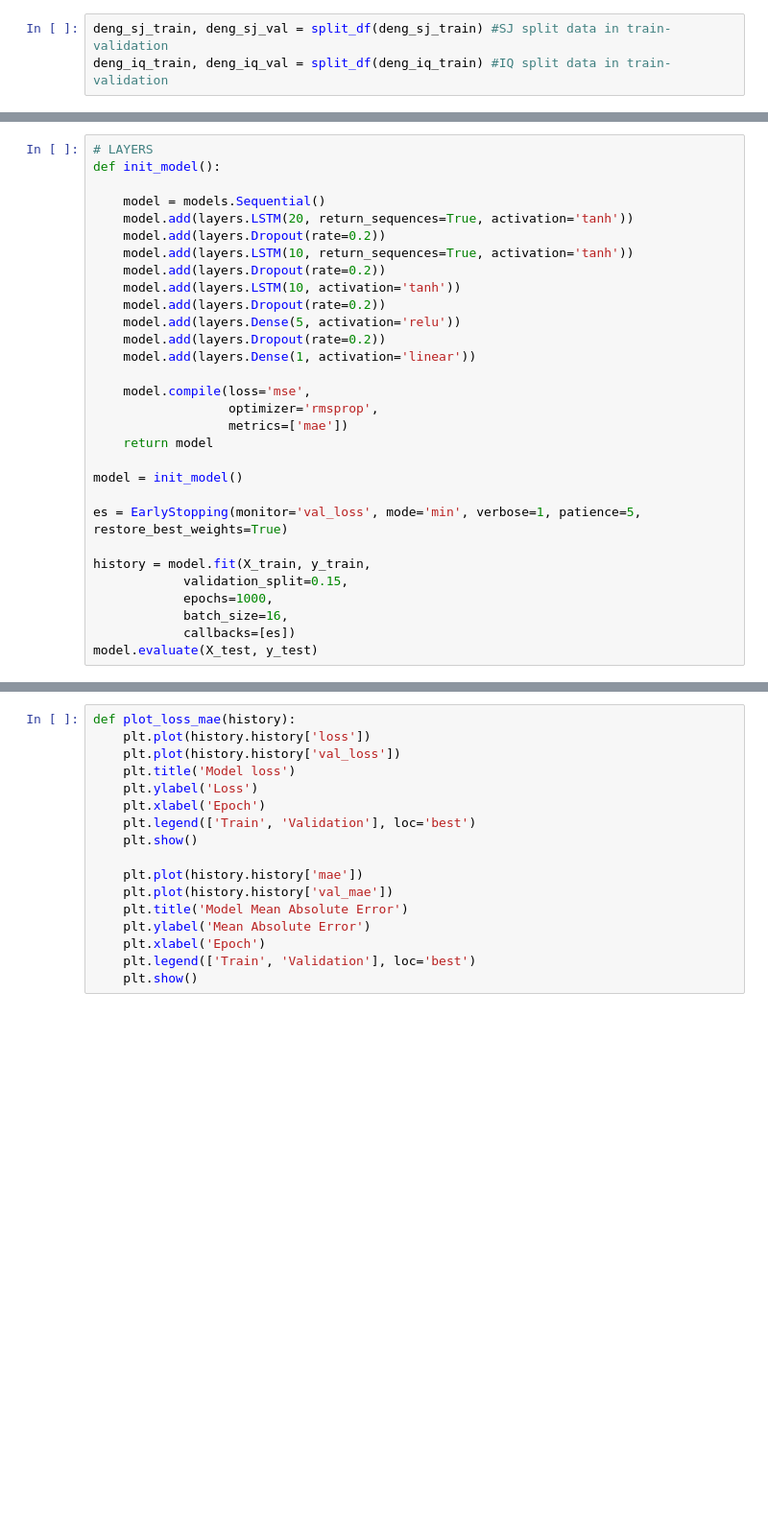
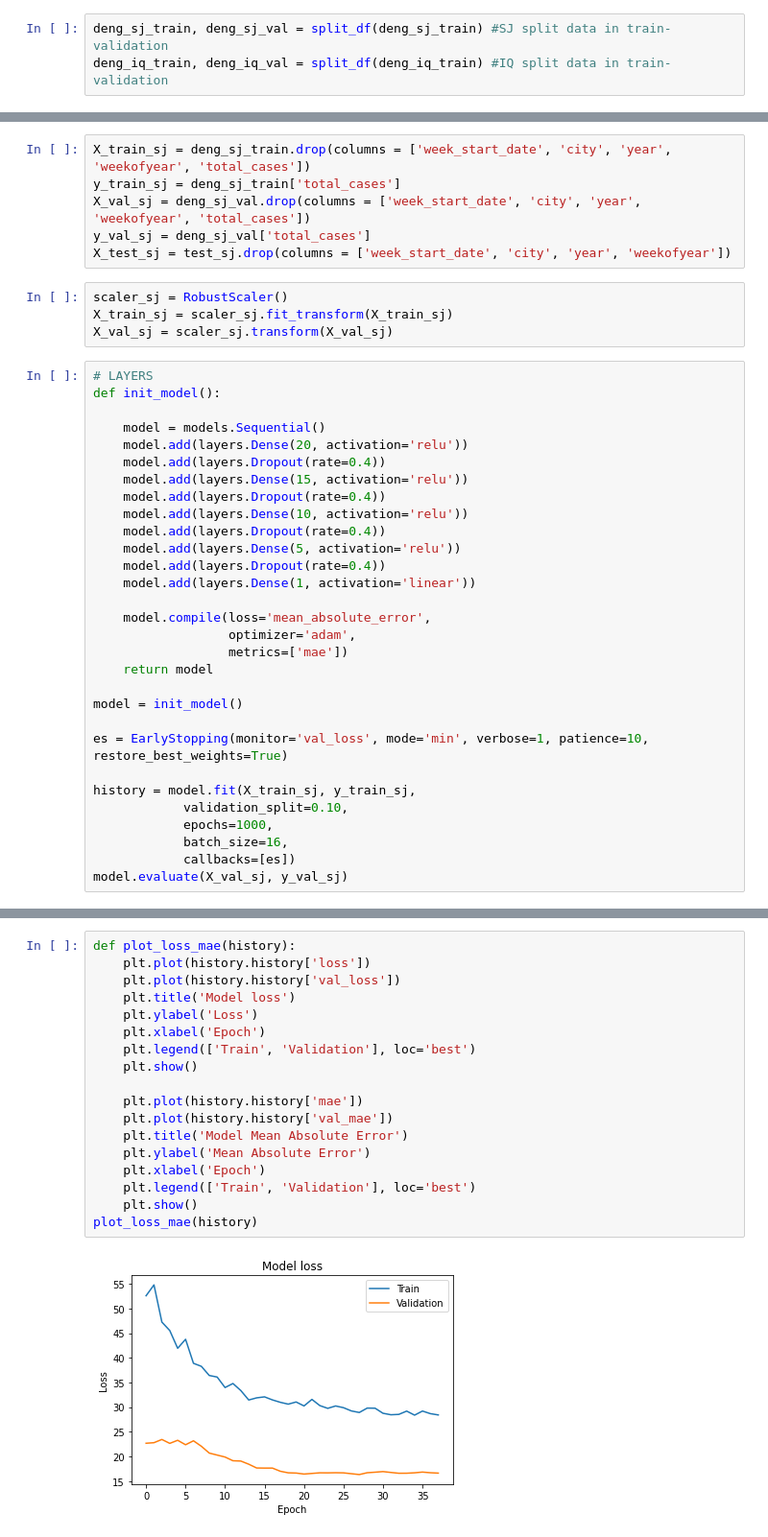
Before and after one commit to GGC17/deng, a Jupyter notebook: nn.ipynb, the cells around one changed output, grey strips where cells are left out. Shown: that part at 96% size. Cells and saved outputs as stored; diff of their text form; blank space fills up the shorter version.

```diff
--- a/nn.ipynb
+++ b/nn.ipynb
@@ -120,30 +124,40 @@ deng_iq_train, deng_iq_val = split_df(deng_iq_train) #IQ split data in train-val
+# %%
+X_train_sj = deng_sj_train.drop(columns = ['week_start_date', 'city', 'year', 'weekofyear', 'total_cases'])
+y_train_sj = deng_sj_train['total_cases']
+X_val_sj = deng_sj_val.drop(columns = ['week_start_date', 'city', 'year', 'weekofyear', 'total_cases'])
+y_val_sj = deng_sj_val['total_cases']
+X_test_sj = test_sj.drop(columns = ['week_start_date', 'city', 'year', 'weekofyear'])
+# %%
+scaler_sj = RobustScaler()
+X_train_sj = scaler_sj.fit_transform(X_train_sj)
+X_val_sj = scaler_sj.transform(X_val_sj)
 # %%
 # LAYERS
 def init_model():
 
     model = models.Sequential()
-    model.add(layers.LSTM(20, return_sequences=True, activation='tanh'))
-    model.add(layers.Dropout(rate=0.2))
-    model.add(layers.LSTM(10, return_sequences=True, activation='tanh'))
-    model.add(layers.Dropout(rate=0.2))
-    model.add(layers.LSTM(10, activation='tanh'))
-    model.add(layers.Dropout(rate=0.2))
+    model.add(layers.Dense(20, activation='relu'))
+    model.add(layers.Dropout(rate=0.4))
+    model.add(layers.Dense(15, activation='relu'))
+    model.add(layers.Dropout(rate=0.4))
+    model.add(layers.Dense(10, activation='relu'))
+    model.add(layers.Dropout(rate=0.4))
     model.add(layers.Dense(5, activation='relu'))
-    model.add(layers.Dropout(rate=0.2))
+    model.add(layers.Dropout(rate=0.4))
     model.add(layers.Dense(1, activation='linear'))
 
-    model.compile(loss='mse',
-                  optimizer='rmsprop',
+    model.compile(loss='mean_absolute_error',
+                  optimizer='adam',
                   metrics=['mae'])
     return model
 
 model = init_model()
 
-es = EarlyStopping(monitor='val_loss', mode='min', verbose=1, patience=5, restore_best_weights=True)
+es = EarlyStopping(monitor='val_loss', mode='min', verbose=1, patience=10, restore_best_weights=True)
 
-history = model.fit(X_train, y_train,
-            validation_split=0.15,
+history = model.fit(X_train_sj, y_train_sj,
+            validation_split=0.10,
             epochs=1000,
             batch_size=16,
             callbacks=[es])
-model.evaluate(X_test, y_test)
+model.evaluate(X_val_sj, y_val_sj)
@@ -150,17 +183,20 @@ model.evaluate(X_test, y_test)
 # %%
 def plot_loss_mae(history):
     plt.plot(history.history['loss'])
     plt.plot(history.history['val_loss'])
     plt.title('Model loss')
     plt.ylabel('Loss')
     plt.xlabel('Epoch')
     plt.legend(['Train', 'Validation'], loc='best')
     plt.show()
 
     plt.plot(history.history['mae'])
     plt.plot(history.history['val_mae'])
     plt.title('Model Mean Absolute Error')
     plt.ylabel('Mean Absolute Error')
     plt.xlabel('Epoch')
     plt.legend(['Train', 'Validation'], loc='best')
     plt.show()
+plot_loss_mae(history)
+# %% [output]
+[figure, added]
```
Also changed, not shown: parts of 17 cells of this notebook.
